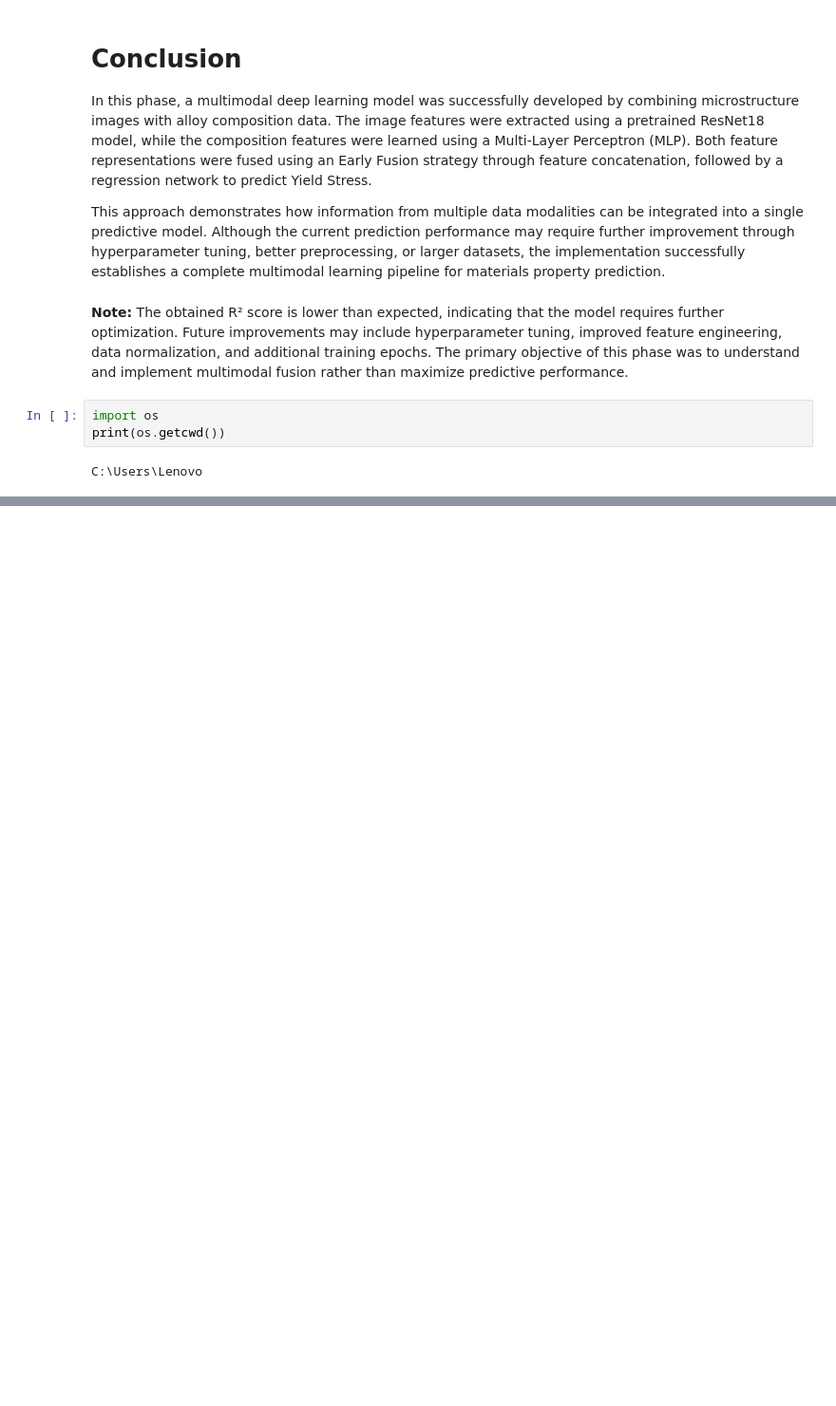
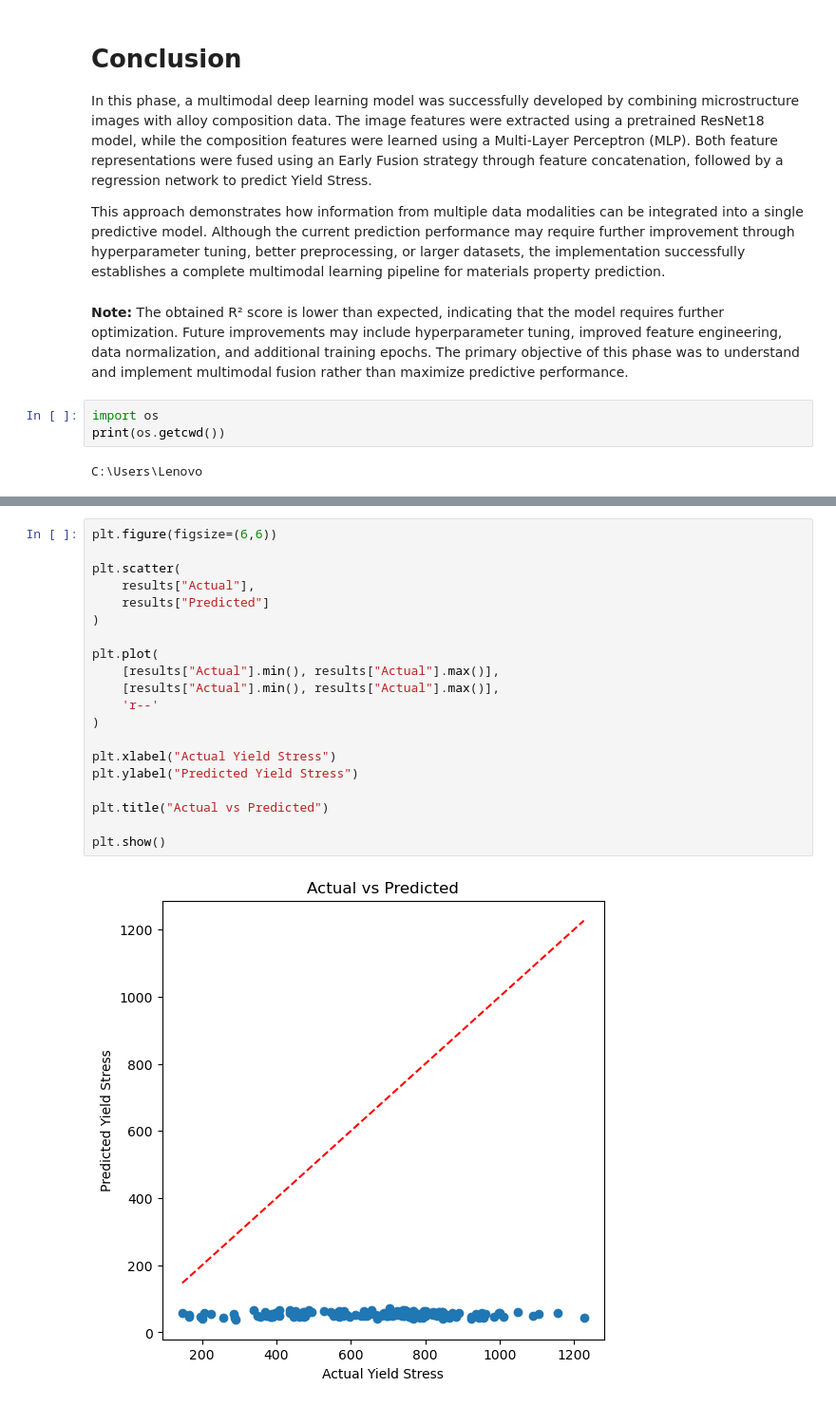
Before and after one commit to ishitastudent-lab/ml-alloy-project, a Jupyter notebook: ML materials science project.ipynb, the cells around one changed output, grey strips where cells are left out. Shown at 95% size. Cells and saved outputs as stored; diff of their text form; blank space fills up the shorter version.

```diff
--- a/ML materials science project.ipynb
+++ b/ML materials science project.ipynb
@@ -1845,0 +1868,22 @@ C:\Users\Lenovo
+# %%
+plt.figure(figsize=(6,6))
+
+plt.scatter(
+    results["Actual"],
+    results["Predicted"]
+)
+
+plt.plot(
+    [results["Actual"].min(), results["Actual"].max()],
+    [results["Actual"].min(), results["Actual"].max()],
+    'r--'
+)
+
+plt.xlabel("Actual Yield Stress")
+plt.ylabel("Predicted Yield Stress")
+
+plt.title("Actual vs Predicted")
+
+plt.show()
+# %% [output]
+[figure, added]
```
Also changed, not shown: parts of 3 cells of this notebook.
